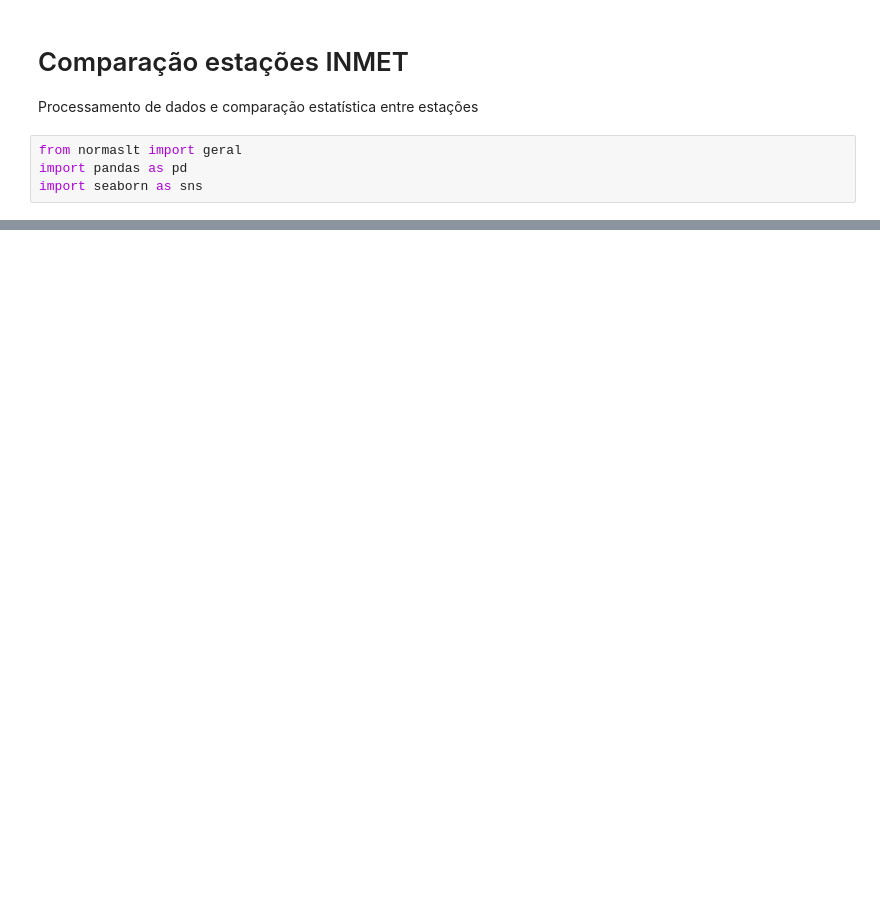
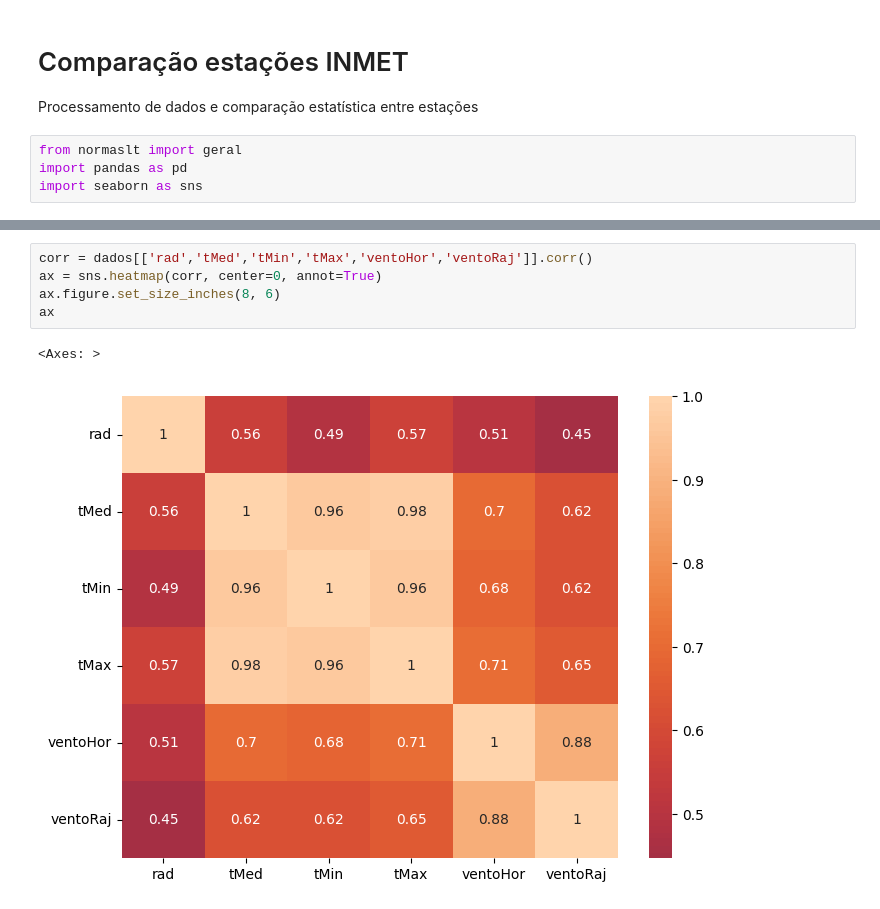
Before and after one commit to carloskleber/nbr5422, a Jupyter notebook: python/comparacaoEstacoes.ipynb, the cells around one changed output, grey strips where cells are left out. Cells and saved outputs as stored; diff of their text form; blank space fills up the shorter version.

```diff
--- a/python/comparacaoEstacoes.ipynb
+++ b/python/comparacaoEstacoes.ipynb
@@ -61,0 +86,8 @@ dados.describe().round(2)
+# %%
+corr = dados[['rad','tMed','tMin','tMax','ventoHor','ventoRaj']].corr()
+ax = sns.heatmap(corr, center=0, annot=True)
+ax.figure.set_size_inches(8, 6)
+ax
+# %% [output]
+<Axes: >
+[figure, added]
```
Also changed, not shown: parts of 11 cells of this notebook, 4 other files.
